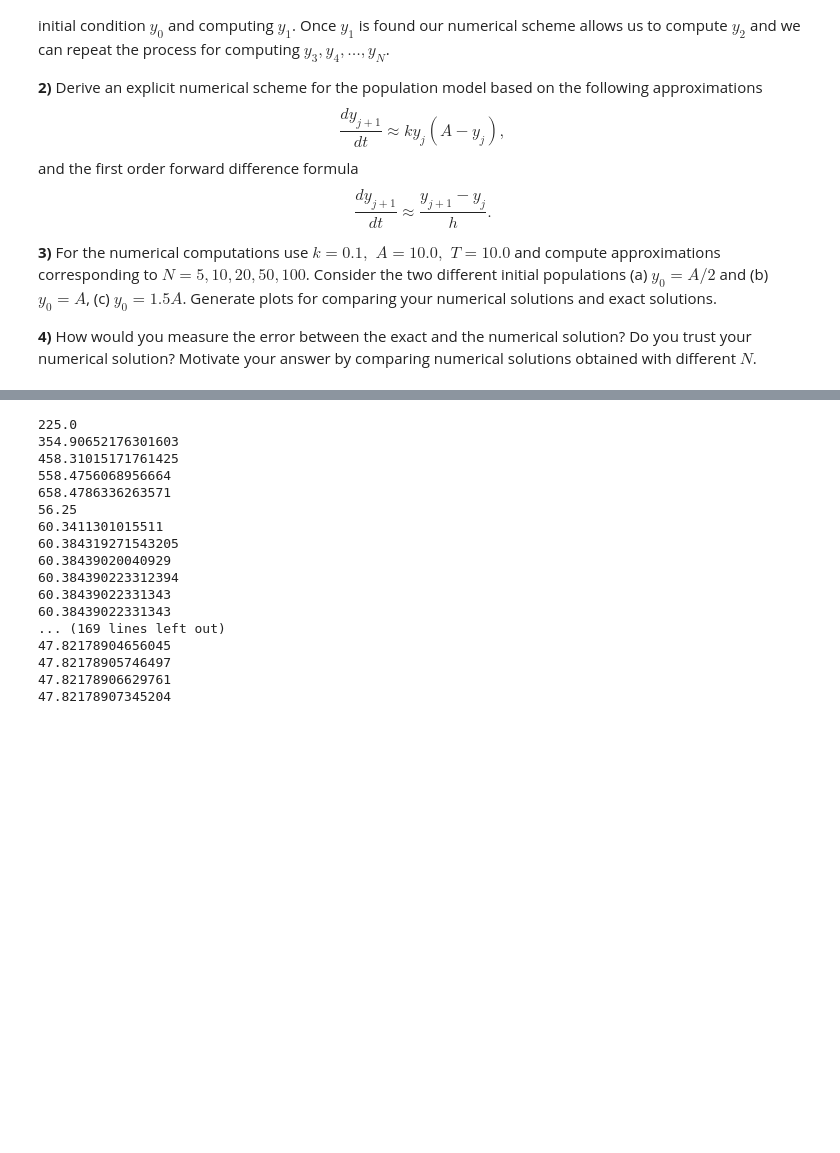
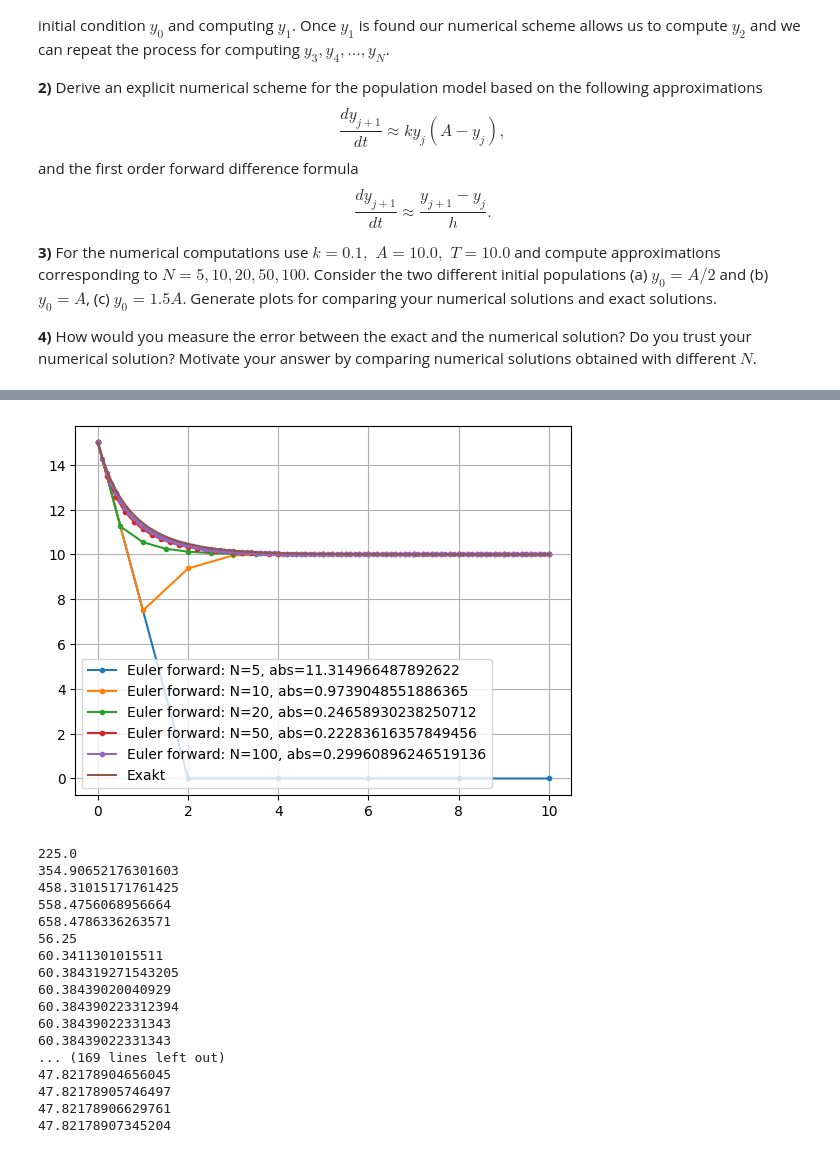
Before and after one commit to kalle6452/PDE, a Jupyter notebook: lab02.ipynb, the cells around one changed output, grey strips where cells are left out. Cells and saved outputs as stored; diff of their text form; code cells hidden in the pictures; blank space fills up the shorter version.

```diff
--- a/lab02.ipynb
+++ b/lab02.ipynb
@@ -280,3 +280,40 @@ plt.show()
+# %%
+# abs
+# rms A=1 gör 0 rms på alla
+# rms A=1.5 N=50 bäst
+# rms A=0.5 N=20 bäst
+k = 0.1
+A = 10
+T = 10
+y0 = 1.5*A
+y0_exakt = 1.5*A
+N = [5,10,20,50,100]
+error = 0
+for i in N:
+    h = T/i
+    t = np.linspace(0,T,i+1)
+    y = np.zeros(len(t))
+    y_exakt = np.zeros(len(t))
+    y[0] = y0
+    y_exakt[0] = y0_exakt
+    for n in range(i):
+        y[n+1] = y[n] + h*k*y[n]*(A-y[n])
+        y_exakt[n+1] = (A*y_exakt[n])/(y_exakt[n]+(A-y_exakt[n])*np.exp(-A*k*n))
+        error += np.abs(y[n+1] - y_exakt[n+1])
+        #print(error)
+    #print(error)
+    error = error/i
+    plt.plot(t,y,'.-',label=f"Euler forward: N={i}, abs={error}")
+    error = 0
+t_exact = np.linspace(0,10,100)
+y_exact = (A*y0)/(y0+(A-y0)*np.exp(-A*k*t_exact))
+
+plt.plot(t_exact,y_exact,label='Exakt')
+#plt.plot(t,y,'.-',label="Euler's Method")
+plt.grid(True), plt.legend()
+plt.show()
+# %% [output]
+[figure, added]
 # %%
 # Skicka bilder Joar
 # rms A=1 gör 0 rms på alla
```
Also changed, not shown: parts of 9 cells of this notebook.
